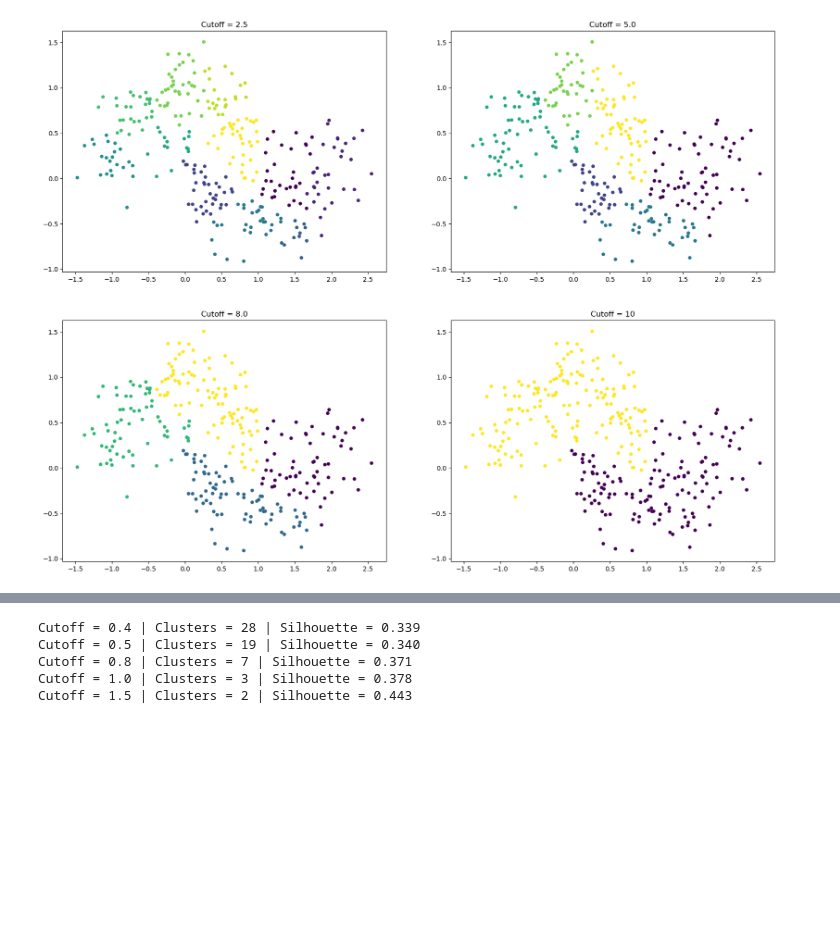
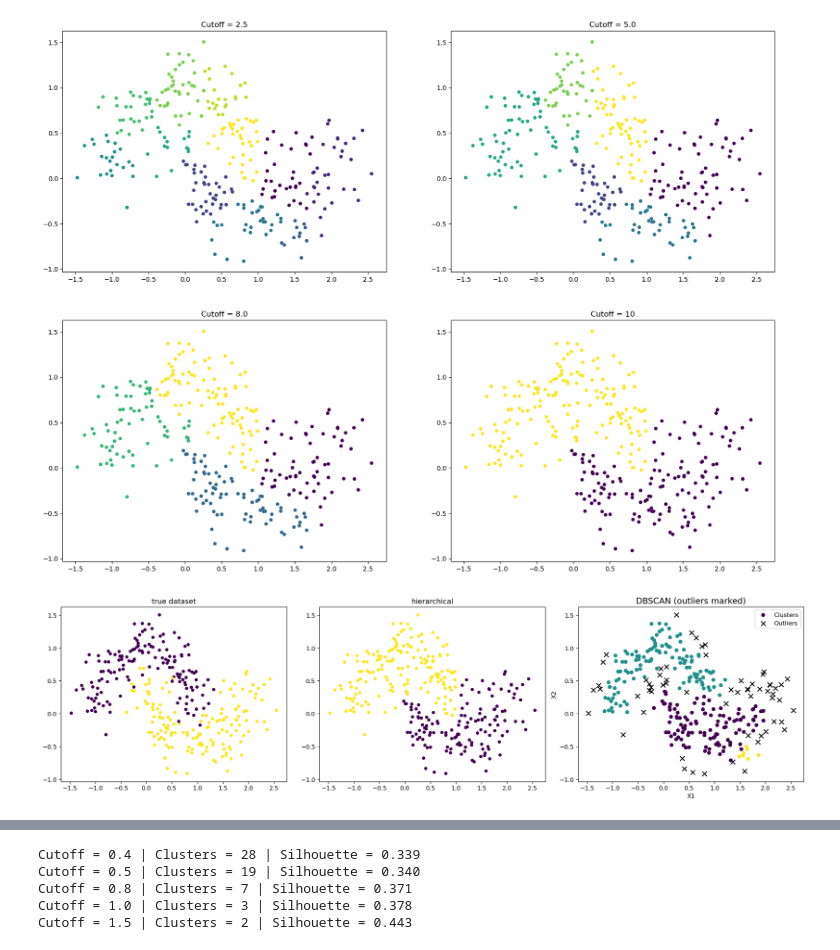
Before and after one commit to S66K22/MaktabHomeworks, a Jupyter notebook: hw10/Untitled1.ipynb, the cells around one changed output, grey strips where cells are left out. Saved outputs shown, nothing was run; the diff lists cells and outputs as text; code cells hidden in the pictures; blank space fills up the shorter version.

```diff
--- a/hw10/Untitled1.ipynb
+++ b/hw10/Untitled1.ipynb
@@ -128,6 +127,47 @@ for i, (c, labels) in enumerate(clusterings.items(), 1):
 plt.show()
 # %% [output]
 [figure]
+# %%
+plt.figure(figsize=(18, 5), dpi=120)
+plt.subplot(1, 3, 1)
+plt.scatter(X[:, 0], X[:, 1], c=y, s=20, cmap='viridis')
+plt.title("true dataset")
+h_labels = fcluster(Z, t=10, criterion='distance')
+plt.subplot(1, 3, 2)
+plt.scatter(X[:, 0], X[:, 1], c=h_labels, s=20, cmap='viridis')
+plt.title("hierarchical")
+plt.subplot(1, 3, 3)
+mask_inliers = db_labels != -1
+plt.scatter(
+    X[mask_inliers, 0],
+    X[mask_inliers, 1],
+    c=db_labels[mask_inliers],
+    s=30,
+    cmap='viridis',
+    marker='o',
+    label='Clusters'
+)
+
+# outliers
+mask_outliers = db_labels == -1
+plt.scatter(
+    X[mask_outliers, 0],
+    X[mask_outliers, 1],
+    c='black',
+    s=60,
+    marker='x',
+    label='Outliers'
+)
+
+plt.title("DBSCAN (outliers marked)", fontsize=14)
+plt.xlabel("X1")
+plt.ylabel("X2")
+plt.legend()
+
+plt.tight_layout()
+plt.show()
+# %% [output]
+[figure, added]
 # %%
 Z = linkage(X, method='average')
 
```
Also changed, not shown: parts of 3 cells of this notebook, 2 other files.
